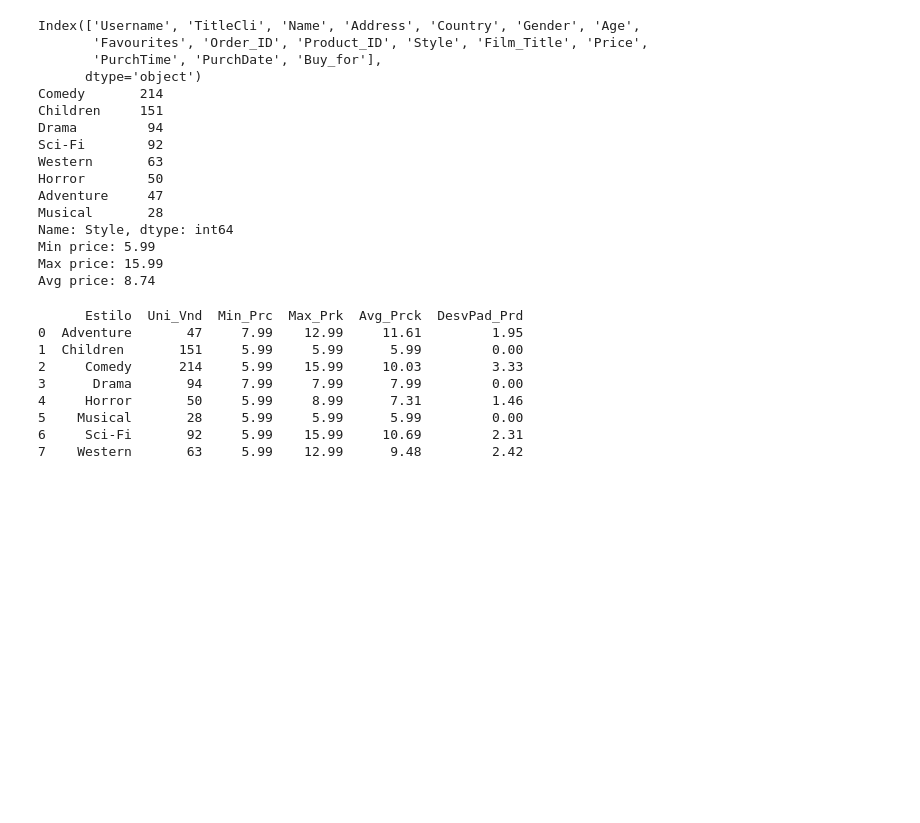
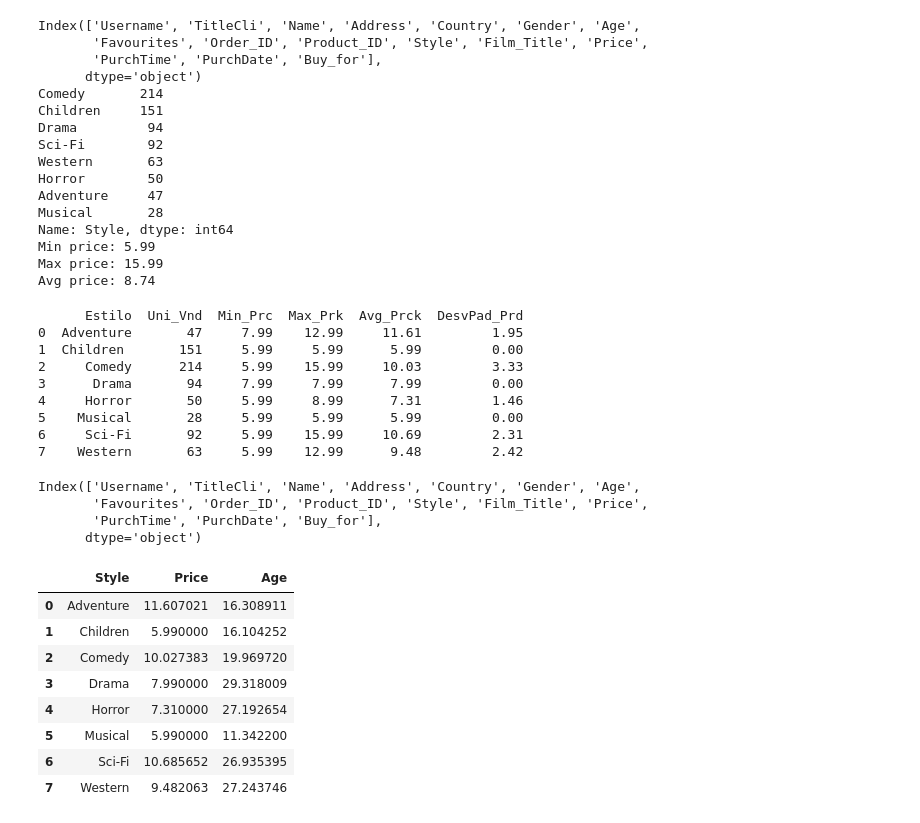
Before and after one commit to tassiogomes/MINDD-ISEP, a Jupyter notebook: MINDD_PL02.ipynb, the cells around one changed output. Drawn from its saved outputs; the diff is of its cells as text; code cells hidden in the pictures; blank space fills up the shorter version.

Commit message:
Group by difference between aggregation

```diff
--- a/MINDD_PL02.ipynb
+++ b/MINDD_PL02.ipynb
@@ -438,3 +435,25 @@ print(summary_table)
 5    Musical       28     5.99     5.99      5.99         0.00
 6     Sci-Fi       92     5.99    15.99     10.69         2.31
 7    Western       63     5.99    12.99      9.48         2.42
+# %%
+df.columns
+# %% [output]
+Index(['Username', 'TitleCli', 'Name', 'Address', 'Country', 'Gender', 'Age',
+       'Favourites', 'Order_ID', 'Product_ID', 'Style', 'Film_Title', 'Price',
+       'PurchTime', 'PurchDate', 'Buy_for'],
+      dtype='object')
+# %%
+# Number of films sold by Style
+
+df2 = df.groupby('Style')[['Price','Age']].agg({'Price': 'mean', 'Age': 'std'}).reset_index()
+df2
+# %% [output]
+|  | Style | Price | Age |
+| 0 | Adventure | 11.607021 | 16.308911 |
+| 1 | Children | 5.990000 | 16.104252 |
+| 2 | Comedy | 10.027383 | 19.969720 |
+| 3 | Drama | 7.990000 | 29.318009 |
+| 4 | Horror | 7.310000 | 27.192654 |
+| 5 | Musical | 5.990000 | 11.342200 |
+| 6 | Sci-Fi | 10.685652 | 26.935395 |
+| 7 | Western | 9.482063 | 27.243746 |
```
Also changed, not shown: parts of 4 cells of this notebook.
